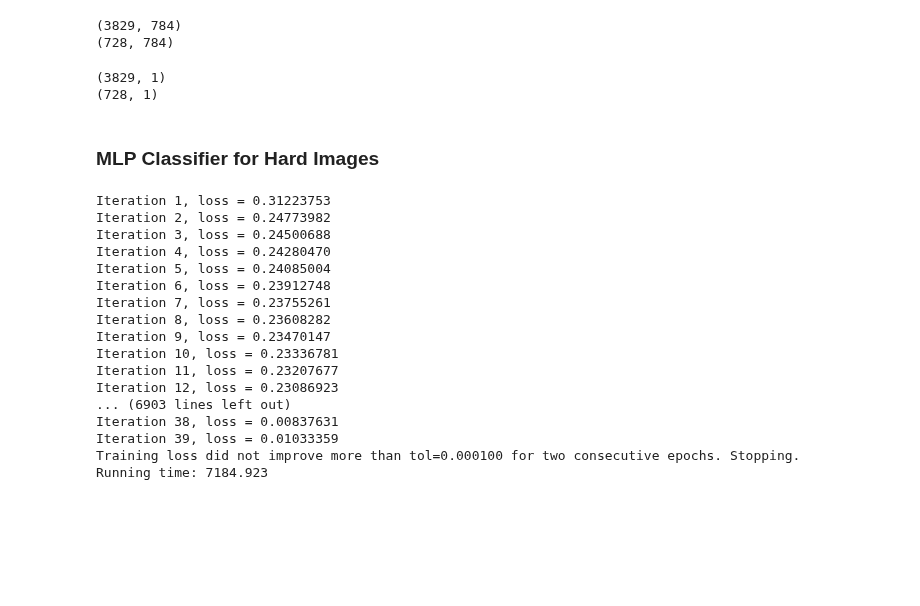
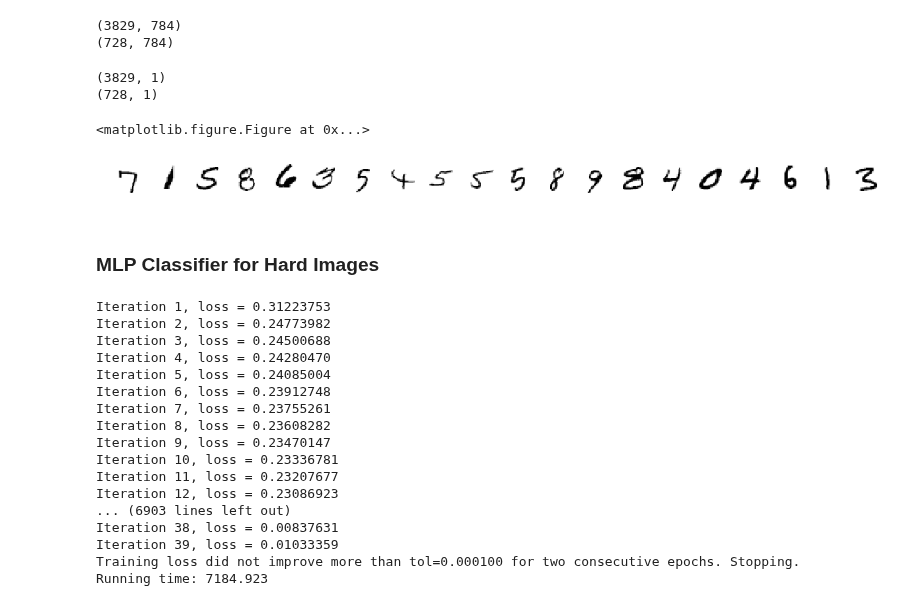
Before and after one commit to jingruli11/tensorflow-testing, a Jupyter notebook: ML Final Project.ipynb, the cells around one changed output. Drawn from its saved outputs; the diff is of its cells as text; code cells hidden in the pictures; blank space fills up the shorter version.

```diff
--- a/ML Final Project.ipynb
+++ b/ML Final Project.ipynb
@@ -602,7 +602,7 @@ Extracting ./t10k-images-idx3-ubyte.gz
 Extracting ./t10k-labels-idx1-ubyte.gz
 # %%
 # split training hard image data
-train_image_hard = pd.DataFrame(mnisttt_one_hot.train.images)
+train_image_hard = pd.DataFrame(mnisttt.train.images)
 train_image_hard['eh'] = eh_train_label_50
 train_image_hard = train_image_hard[train_image_hard['eh'] == 1]
 train_image_hard.drop(['eh'], axis = 1, inplace = True)
@@ -610,7 +610,7 @@ train_image_hard.reset_index(drop = True, inplace = True)
 train_image_hard = train_image_hard.as_matrix()
 
 # split testing hard image data
-test_image_hard = pd.DataFrame(mnisttt_one_hot.test.images)
+test_image_hard = pd.DataFrame(mnisttt.test.images)
 test_image_hard['eh'] = eh_test_label_50
 test_image_hard = test_image_hard[test_image_hard['eh'] == 1]
 test_image_hard.drop(['eh'], axis = 1, inplace = True)
@@ -646,6 +646,12 @@ print(test_label_hard.shape)
 # %% [output]
 (3829, 1)
 (728, 1)
+# %%
+# plot 20 random hard images
+image_plot(train_image_hard, 20)
+# %% [output]
+<matplotlib.figure.Figure at 0x...>
+[figure, added]
 # %% [markdown]
 ### MLP Classifier for Hard Images
 # %%
```
Also changed, not shown: parts of 40 cells of this notebook.
